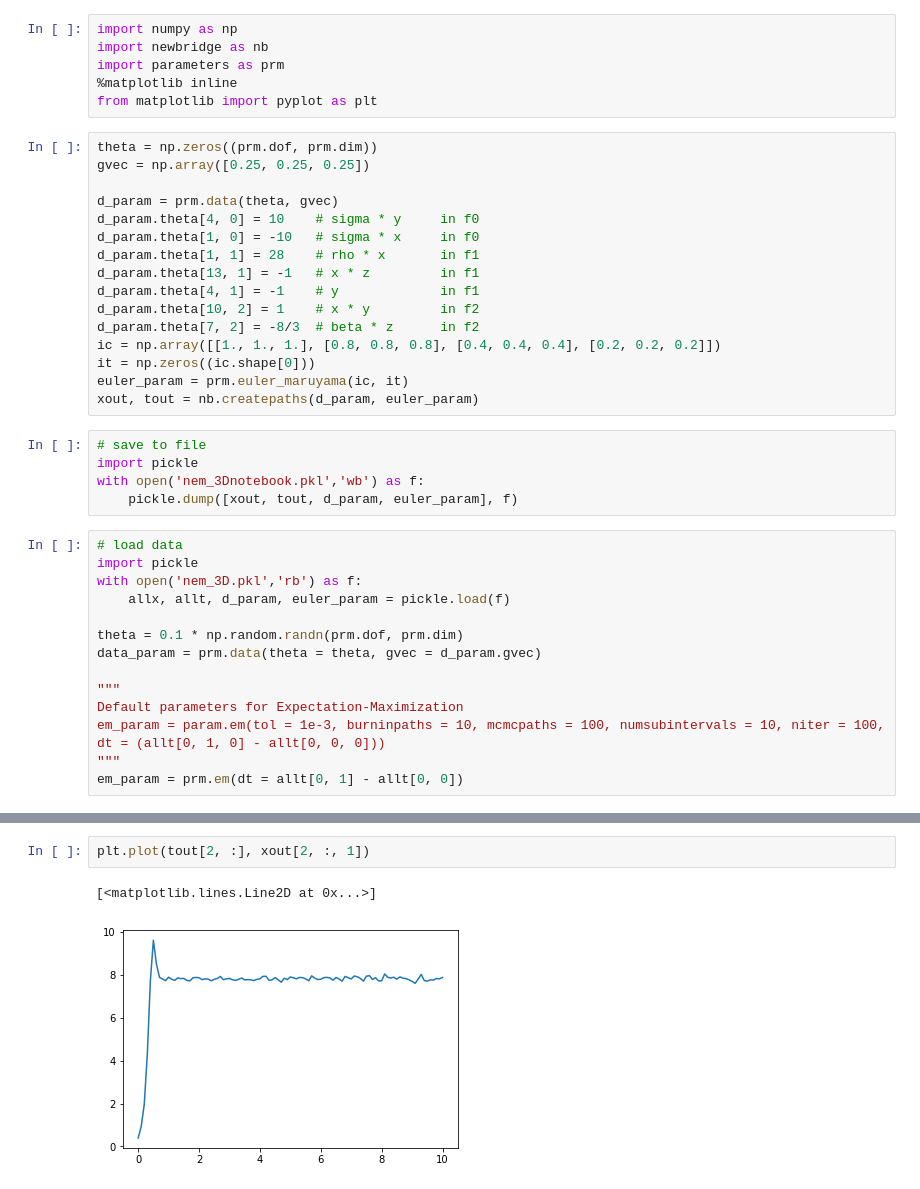
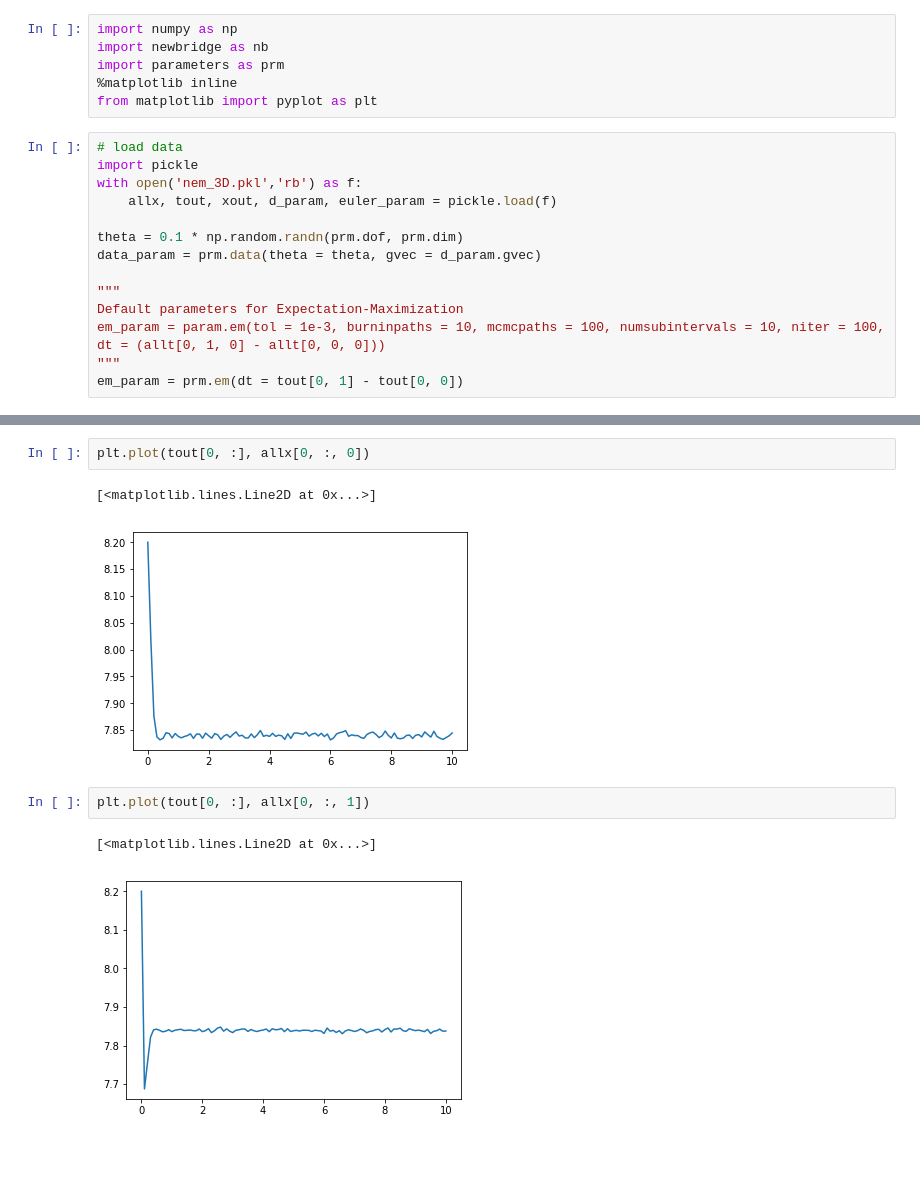
Before and after one commit to hbhat4000/pathsamp, a Jupyter notebook: 3d code/Untitled.ipynb, the cells around one changed output, grey strips where cells are left out. Drawn from its saved outputs; the diff is of its cells as text; blank space fills up the shorter version.

```diff
--- a/3d code/Untitled.ipynb
+++ b/3d code/Untitled.ipynb
@@ -4,32 +4,11 @@ import newbridge as nb
 import parameters as prm
 %matplotlib inline
 from matplotlib import pyplot as plt
-# %%
-theta = np.zeros((prm.dof, prm.dim))
-gvec = np.array([0.25, 0.25, 0.25])
-
-d_param = prm.data(theta, gvec)
-d_param.theta[4, 0] = 10 	# sigma * y 	in f0
-d_param.theta[1, 0] = -10 	# sigma * x 	in f0
-d_param.theta[1, 1] = 28 	# rho * x 		in f1
-d_param.theta[13, 1] = -1 	# x * z 		in f1
-d_param.theta[4, 1] = -1 	# y 			in f1
-d_param.theta[10, 2] = 1 	# x * y 		in f2
-d_param.theta[7, 2] = -8/3 	# beta * z 		in f2
-ic = np.array([[1., 1., 1.], [0.8, 0.8, 0.8], [0.4, 0.4, 0.4], [0.2, 0.2, 0.2]])
-it = np.zeros((ic.shape[0]))
-euler_param = prm.euler_maruyama(ic, it)
-xout, tout = nb.createpaths(d_param, euler_param)
-# %%
-# save to file
-import pickle
-with open('nem_3Dnotebook.pkl','wb') as f:
-    pickle.dump([xout, tout, d_param, euler_param], f)
 # %%
 # load data
 import pickle
 with open('nem_3D.pkl','rb') as f:
-    allx, allt, d_param, euler_param = pickle.load(f)
+    allx, tout, xout, d_param, euler_param = pickle.load(f)
 
 theta = 0.1 * np.random.randn(prm.dof, prm.dim)
 data_param = prm.data(theta = theta, gvec = d_param.gvec)
@@ -38,7 +17,7 @@ data_param = prm.data(theta = theta, gvec = d_param.gvec)
 Default parameters for Expectation-Maximization
 em_param = param.em(tol = 1e-3, burninpaths = 10, mcmcpaths = 100, numsubintervals = 10, niter = 100, dt = (allt[0, 1, 0] - allt[0, 0, 0]))
 """
-em_param = prm.em(dt = allt[0, 1] - allt[0, 0])
+em_param = prm.em(dt = tout[0, 1] - tout[0, 0])
 # %%
 print(xout.shape)
 # %% [output]
@@ -80,5 +59,10 @@ plt.plot(tout[2, :], xout[2, :, 0])
+# %%
+plt.plot(tout[0, :], allx[0, :, 0])
+# %% [output]
+[<matplotlib.lines.Line2D at 0x...>]
+[figure, added]
 # %%
-plt.plot(tout[2, :], xout[2, :, 1])
+plt.plot(tout[0, :], allx[0, :, 1])
 # %% [output]
 [<matplotlib.lines.Line2D at 0x...>]
-[figure, old version]
+[figure, new version]
```
Also changed, not shown: parts of 9 cells of this notebook, 10 other files.
